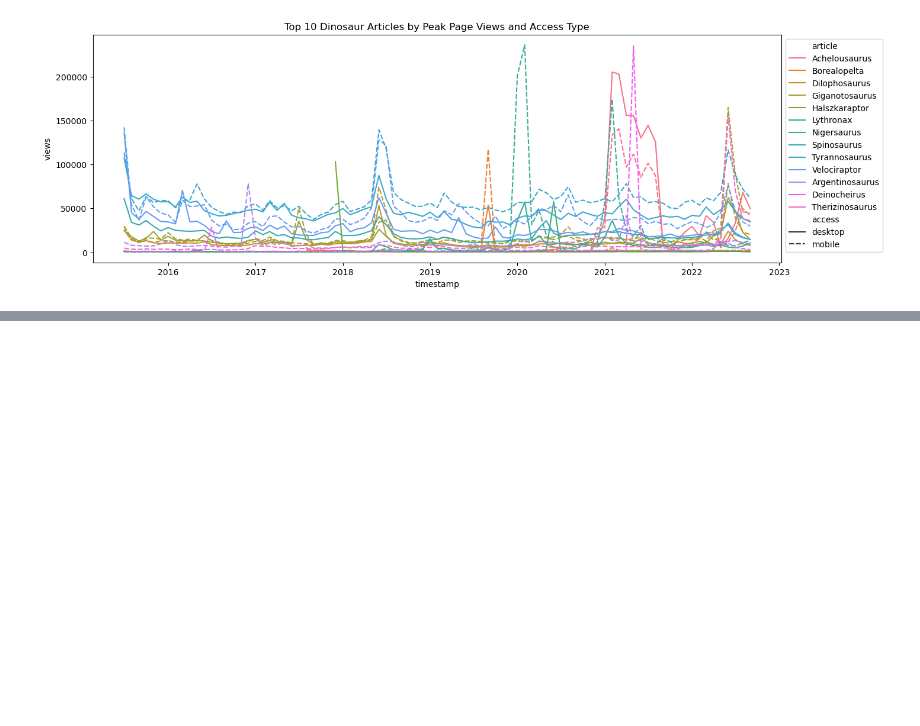
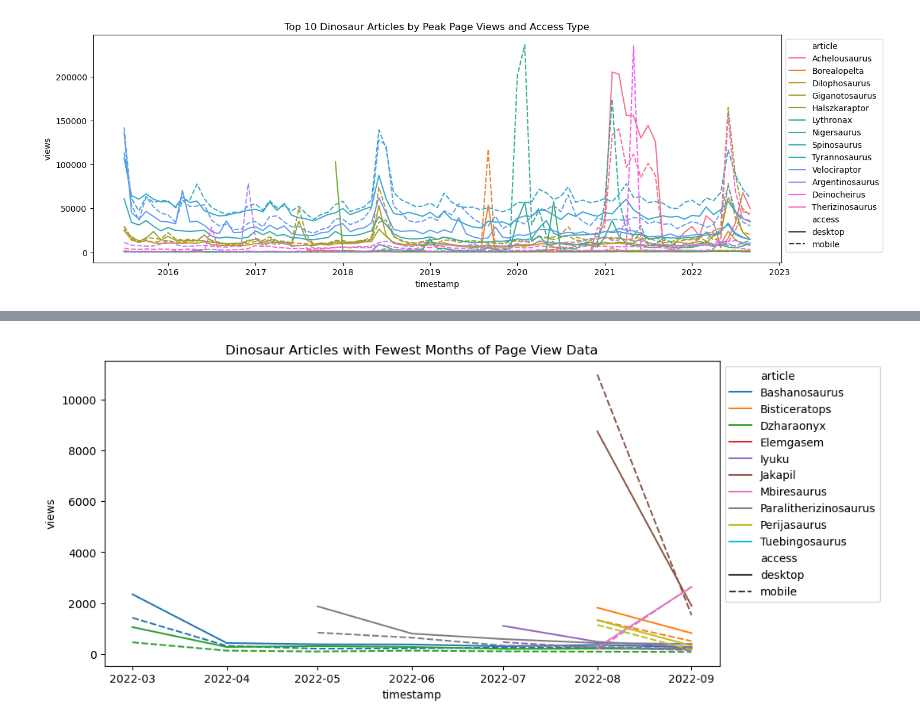
Before and after one commit to hbaghar/data-512-homework_1, a Jupyter notebook: HW1.ipynb, the cells around one changed output, grey strips where cells are left out. Saved outputs shown, nothing was run; the diff lists cells and outputs as text; code cells hidden in the pictures; blank space fills up the shorter version.

```diff
--- a/HW1.ipynb
+++ b/HW1.ipynb
@@ -248,9 +248,9 @@ def create_dataframe(results):
     views['timestamp'] = pd.to_datetime(views['timestamp'], format='%Y%m%d%H')
     return views
 
-views_desktop = create_dataframe(results_desktop)
-views_mobile = create_dataframe(results_mobile)
-views_cumulative = create_dataframe(results_cumulative)
+views_desktop = create_dataframe(json.loads(open(f"dino_monthly_desktop_start{START_DATE_YM}-end{END_DATE_YM}.json", "r").read()))
+views_mobile = create_dataframe(json.loads(open(f"dino_monthly_mobile_start{START_DATE_YM}-end{END_DATE_YM}.json", "r").read()))
+views_cumulative = create_dataframe(json.loads(open(f"dino_monthly_cumulative_start{START_DATE_YM}-end{END_DATE_YM}.json", "r").read()))
 # %% [markdown]
 ## 2.1 Max and min average
 
@@ -357,0 +362,3 @@ plt.title("Top 10 Dinosaur Articles by Peak Page Views and Access Type");
+# %%
+desktop_fewest_dinos = views_desktop.groupby("article")["views"].agg('count').sort_values(ascending=True).head(10)
+desktop_fewest_dinos
@@ -357,0 +378,3 @@ plt.title("Top 10 Dinosaur Articles by Peak Page Views and Access Type");
+# %%
+mobile_fewest_dinos = views_mobile.groupby("article")["views"].agg('count').sort_values(ascending=True).head(10)
+mobile_fewest_dinos
@@ -357,0 +394,14 @@ plt.title("Top 10 Dinosaur Articles by Peak Page Views and Access Type");
+# %%
+fewest_desktop = views_desktop[views_desktop['article'].isin(desktop_fewest_dinos.index)]
+fewest_desktop = fewest_desktop.assign(access='desktop')
+fewest_mobile = views_mobile[views_mobile['article'].isin(mobile_fewest_dinos.index)]
+fewest_mobile = fewest_mobile.assign(access='mobile')
+
+fewest_df = pd.concat([fewest_desktop,fewest_mobile])
+# %%
+plt.figure(figsize=(10,5))
+ax = sns.lineplot(x="timestamp", y="views", hue="article", style="access", data=fewest_df, legend='full');
+sns.move_legend(ax, "upper left", bbox_to_anchor=(1, 1))
+plt.title("Dinosaur Articles with Fewest Months of Page View Data");
+# %% [output]
+[figure, added]
```
Also changed, not shown: parts of 5 cells of this notebook.
